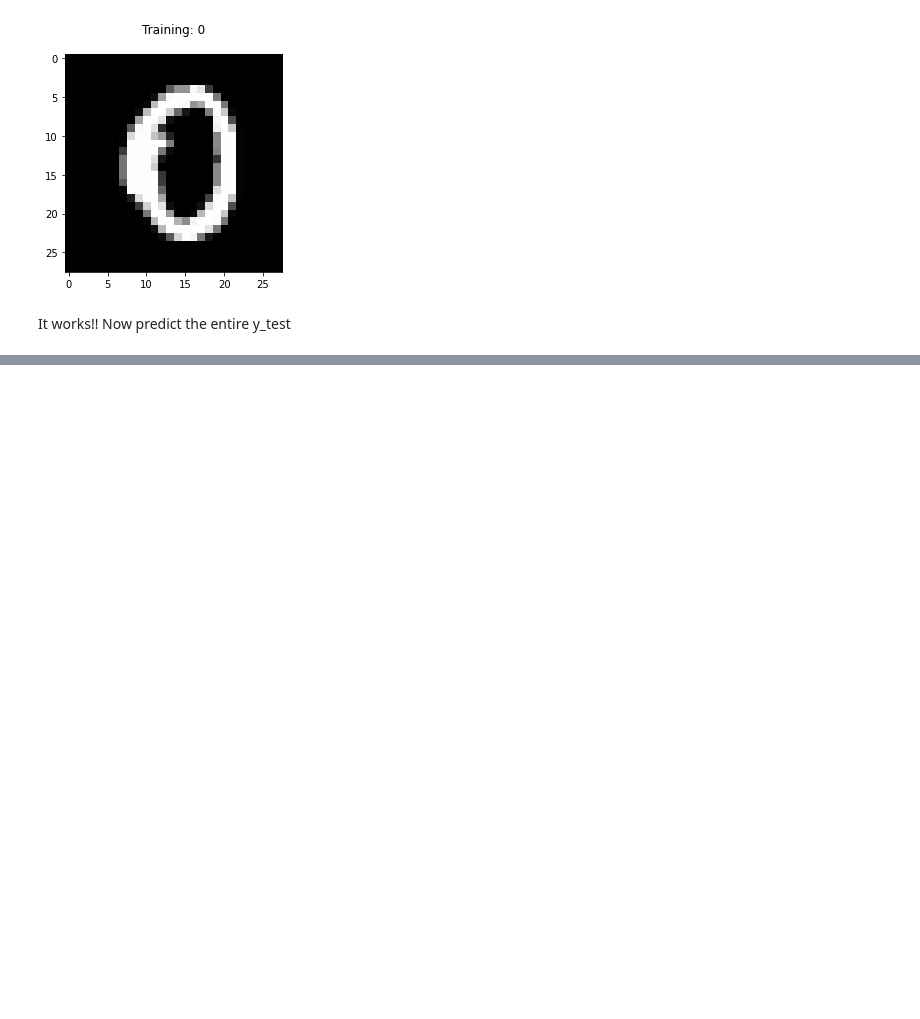
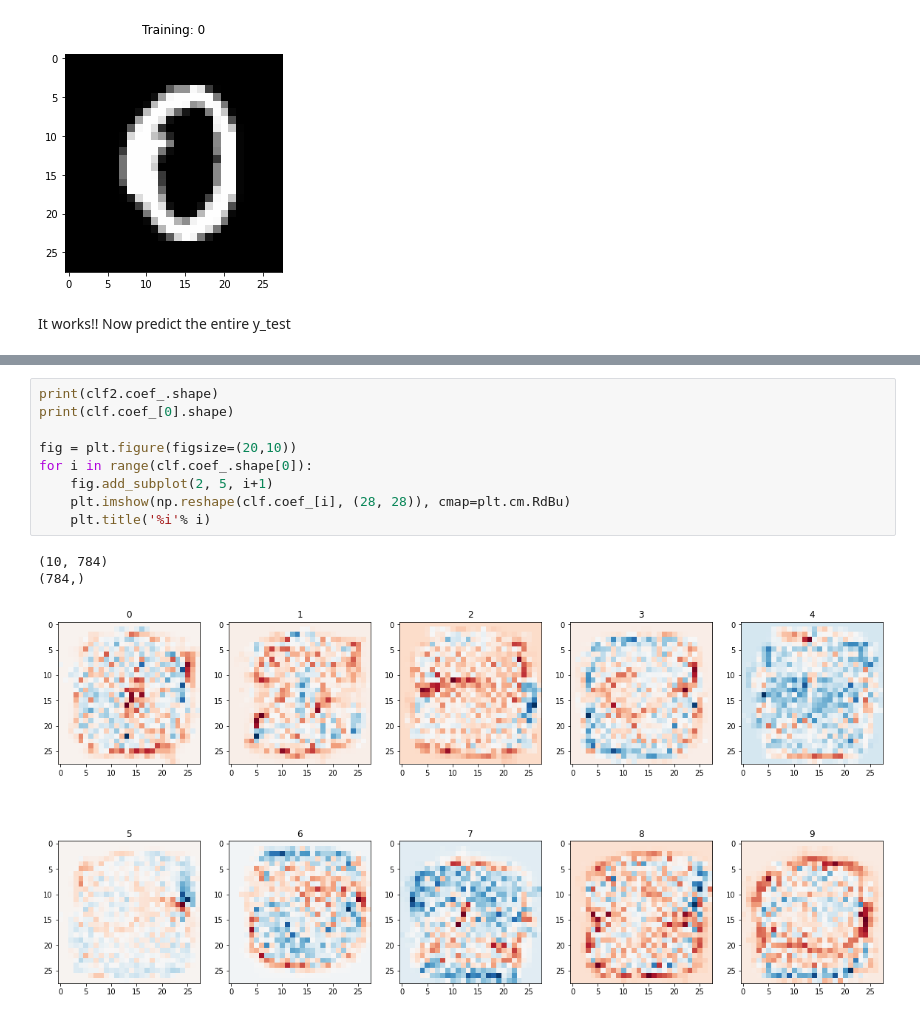
Before and after one commit to abhivsridhar9/EE460J_Lab4, a Jupyter notebook: lab4_hl26868/lab4.ipynb, the cells around one changed output, grey strips where cells are left out. Cells and saved outputs as stored; diff of their text form; blank space fills up the shorter version.

```diff
--- a/lab4_hl26868/lab4.ipynb
+++ b/lab4_hl26868/lab4.ipynb
@@ -141,0 +146,13 @@ KeyboardInterrupt:
+# %%
+print(clf2.coef_.shape)
+print(clf.coef_[0].shape)
+
+fig = plt.figure(figsize=(20,10))
+for i in range(clf.coef_.shape[0]):
+    fig.add_subplot(2, 5, i+1)
+    plt.imshow(np.reshape(clf.coef_[i], (28, 28)), cmap=plt.cm.RdBu)
+    plt.title('%i'% i)
+# %% [output]
+(10, 784)
+(784,)
+[figure, added]
```
Also changed, not shown: parts of 7 cells of this notebook.
